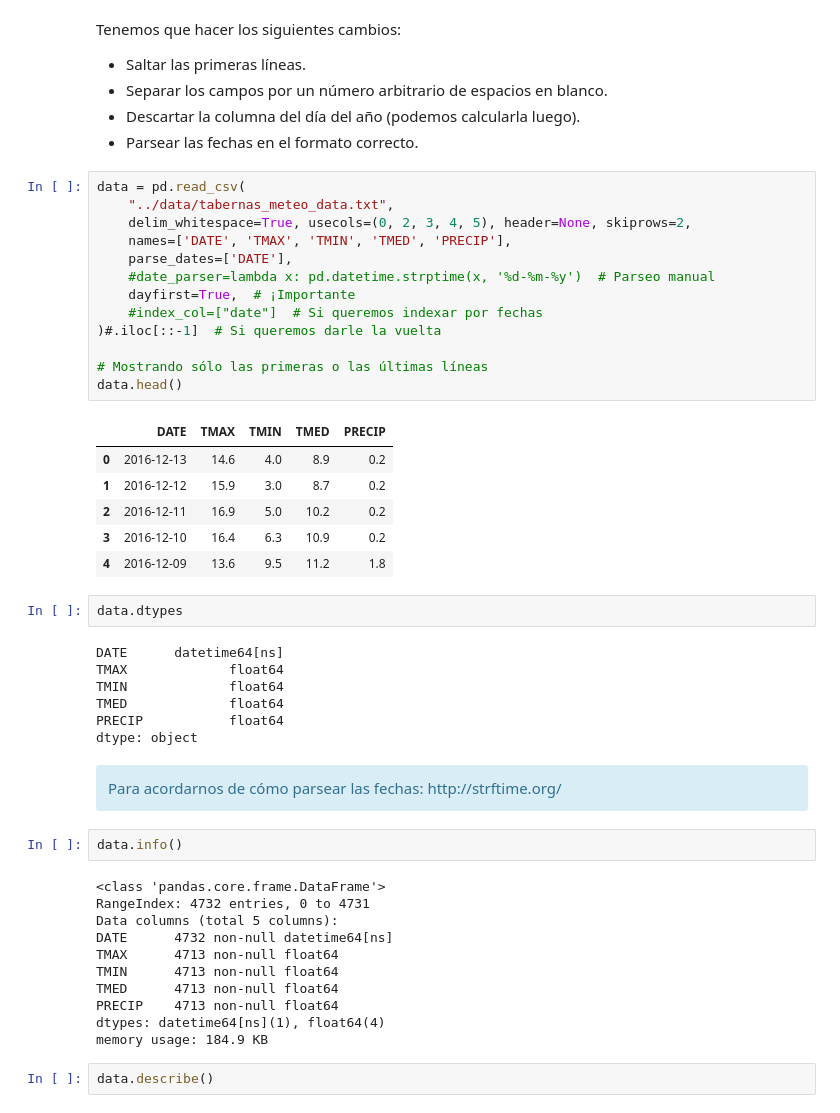
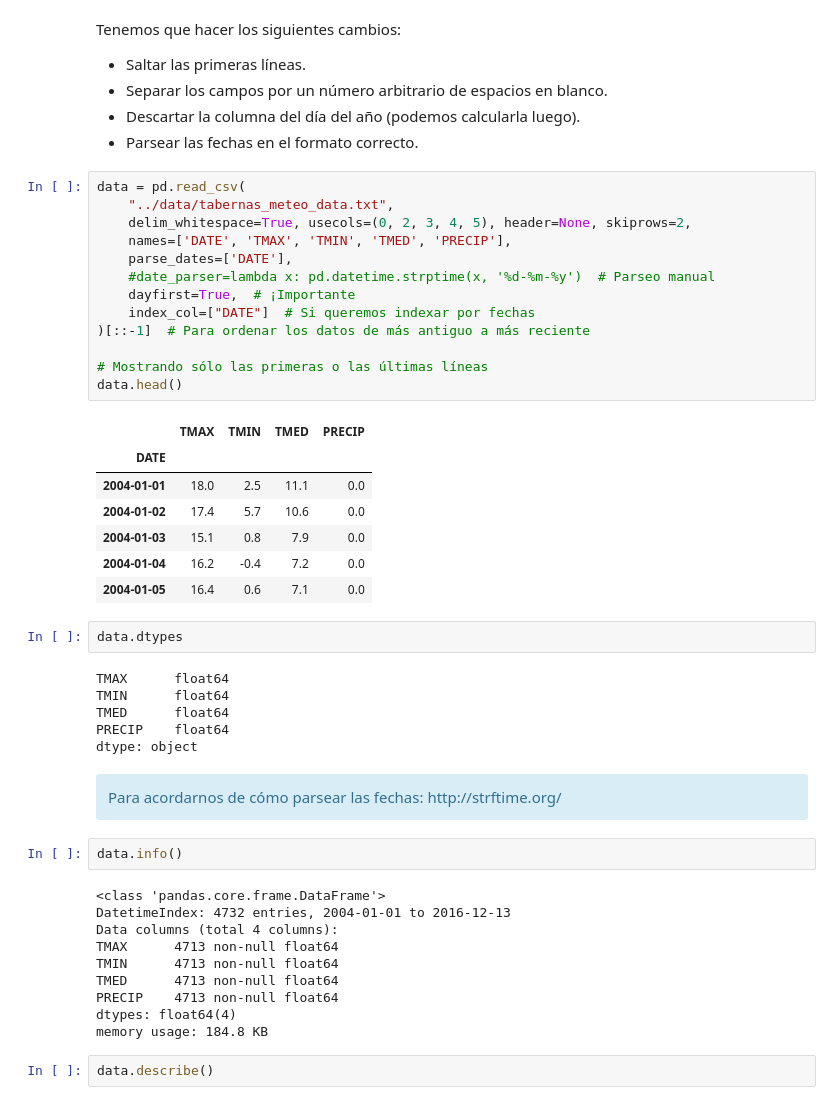
Before and after one commit to AeroPython/Curso_AeroPython, a Jupyter notebook: notebooks_completos/050-Pandas-Intro.ipynb, the cells around one changed output. Cells and saved outputs as stored; diff of their text form.

```diff
--- a/notebooks_completos/050-Pandas-Intro.ipynb
+++ b/notebooks_completos/050-Pandas-Intro.ipynb
@@ -50,31 +50,31 @@ Tenemos que hacer los siguientes cambios:
 # %%
 data = pd.read_csv(
     "../data/tabernas_meteo_data.txt",
     delim_whitespace=True, usecols=(0, 2, 3, 4, 5), header=None, skiprows=2,
     names=['DATE', 'TMAX', 'TMIN', 'TMED', 'PRECIP'],
     parse_dates=['DATE'],
     #date_parser=lambda x: pd.datetime.strptime(x, '%d-%m-%y')  # Parseo manual
     dayfirst=True,  # ¡Importante
-    #index_col=["date"]  # Si queremos indexar por fechas
-)#.iloc[::-1]  # Si queremos darle la vuelta
+    index_col=["DATE"]  # Si queremos indexar por fechas
+)[::-1]  # Para ordenar los datos de más antiguo a más reciente
 
 # Mostrando sólo las primeras o las últimas líneas
 data.head()
 # %% [output]
-|  | DATE | TMAX | TMIN | TMED | PRECIP |
-| 0 | 2016-12-13 | 14.6 | 4.0 | 8.9 | 0.2 |
-| 1 | 2016-12-12 | 15.9 | 3.0 | 8.7 | 0.2 |
-| 2 | 2016-12-11 | 16.9 | 5.0 | 10.2 | 0.2 |
-| 3 | 2016-12-10 | 16.4 | 6.3 | 10.9 | 0.2 |
-| 4 | 2016-12-09 | 13.6 | 9.5 | 11.2 | 1.8 |
+|  | TMAX | TMIN | TMED | PRECIP |
+| DATE |  |  |  |  |
+| 2004-01-01 | 18.0 | 2.5 | 11.1 | 0.0 |
+| 2004-01-02 | 17.4 | 5.7 | 10.6 | 0.0 |
+| 2004-01-03 | 15.1 | 0.8 | 7.9 | 0.0 |
+| 2004-01-04 | 16.2 | -0.4 | 7.2 | 0.0 |
+| 2004-01-05 | 16.4 | 0.6 | 7.1 | 0.0 |
 # %%
 data.dtypes
 # %% [output]
-DATE      datetime64[ns]
-TMAX             float64
-TMIN             float64
-TMED             float64
-PRECIP           float64
+TMAX      float64
+TMIN      float64
+TMED      float64
+PRECIP    float64
 dtype: object
 # %% [markdown]
 <div class="alert alert-info">Para acordarnos de cómo parsear las fechas: http://strftime.org/</div>
@@ -82,15 +82,14 @@ dtype: object
 data.info()
 # %% [output]
 <class 'pandas.core.frame.DataFrame'>
-RangeIndex: 4732 entries, 0 to 4731
-Data columns (total 5 columns):
-DATE      4732 non-null datetime64[ns]
+DatetimeIndex: 4732 entries, 2004-01-01 to 2016-12-13
+Data columns (total 4 columns):
 TMAX      4713 non-null float64
 TMIN      4713 non-null float64
 TMED      4713 non-null float64
 PRECIP    4713 non-null float64
-dtypes: datetime64[ns](1), float64(4)
-memory usage: 184.9 KB
+dtypes: float64(4)
+memory usage: 184.8 KB
 # %%
 data.describe()
 # %% [output]
```
Also changed, not shown: parts of 30 cells of this notebook, 1 other file.
